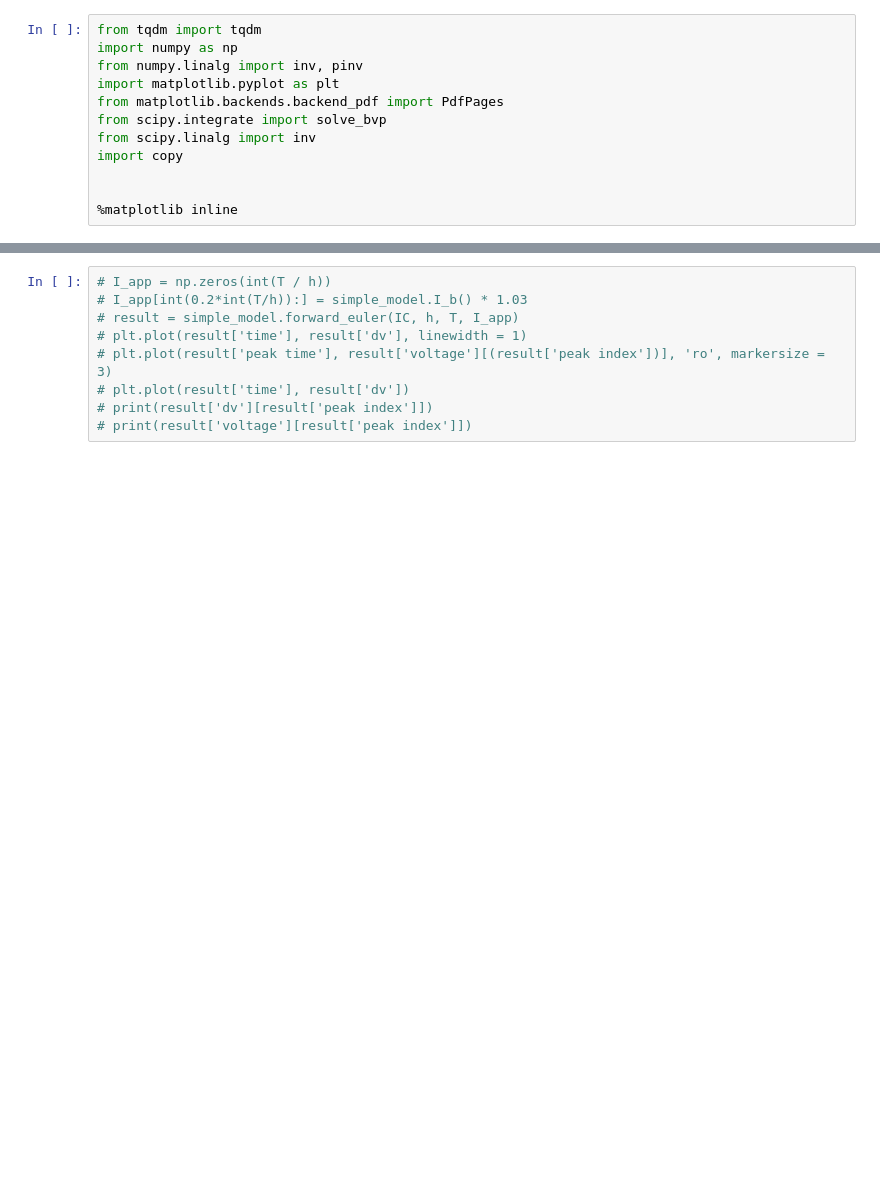
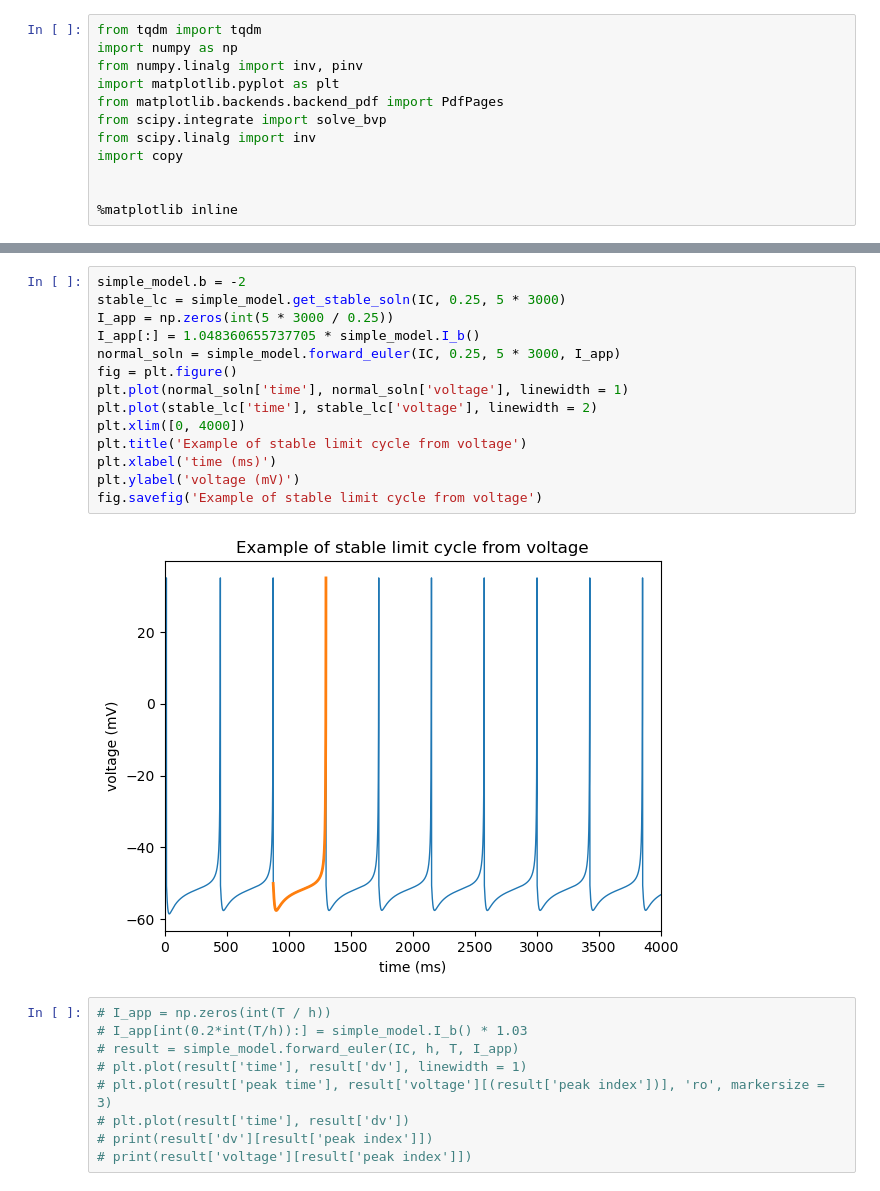
Before and after one commit to III-Derek/USRA-2024, a Jupyter notebook: phase_model.ipynb, the cells around one changed output, grey strips where cells are left out. Saved outputs shown, nothing was run; the diff lists cells and outputs as text; blank space fills up the shorter version.

```diff
--- a/phase_model.ipynb
+++ b/phase_model.ipynb
@@ -694,3 +738,19 @@ pdf.close()
+# %%
+simple_model.b = -2
+stable_lc = simple_model.get_stable_soln(IC, 0.25, 5 * 3000)
+I_app = np.zeros(int(5 * 3000 / 0.25))
+I_app[:] = 1.048360655737705 * simple_model.I_b()
+normal_soln = simple_model.forward_euler(IC, 0.25, 5 * 3000, I_app)
+fig = plt.figure()
+plt.plot(normal_soln['time'], normal_soln['voltage'], linewidth = 1)
+plt.plot(stable_lc['time'], stable_lc['voltage'], linewidth = 2)
+plt.xlim([0, 4000])
+plt.title('Example of stable limit cycle from voltage')
+plt.xlabel('time (ms)')
+plt.ylabel('voltage (mV)')
+fig.savefig('Example of stable limit cycle from voltage')
+# %% [output]
+[figure, added]
 # %%
 # I_app = np.zeros(int(T / h))
 # I_app[int(0.2*int(T/h)):] = simple_model.I_b() * 1.03
```
Also changed, not shown: parts of 8 cells of this notebook.
